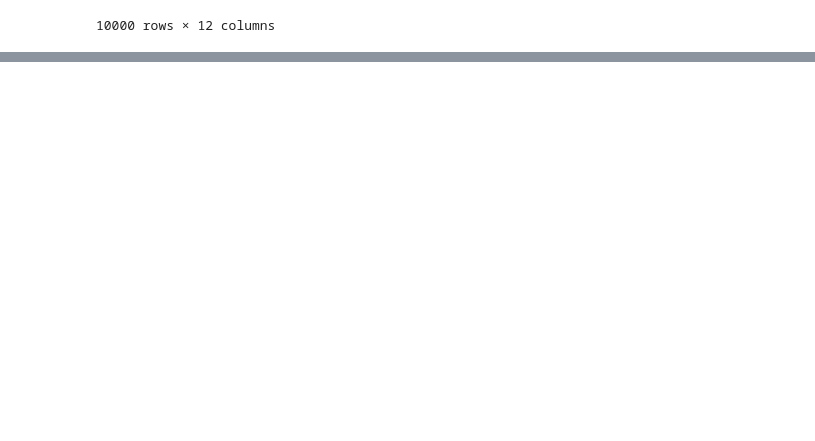
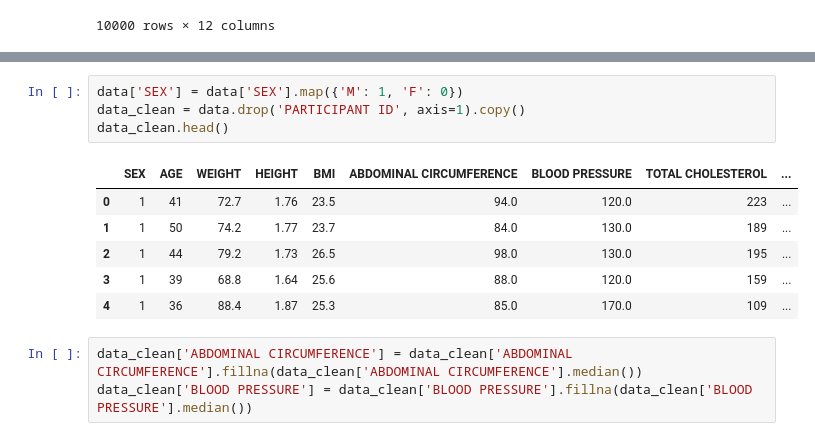
Before and after one commit to Cerion73/AgaKhan-diagnostic-system, a Jupyter notebook: backend/deeplearning/Risk.ipynb, the cells around one changed output, grey strips where cells are left out. Saved outputs shown, nothing was run; the diff lists cells and outputs as text; blank space fills up the shorter version.

```diff
--- a/backend/deeplearning/Risk.ipynb
+++ b/backend/deeplearning/Risk.ipynb
@@ -151,0 +209,14 @@ synthetic_data_gauss
+# %%
+data['SEX'] = data['SEX'].map({'M': 1, 'F': 0})
+data_clean = data.drop('PARTICIPANT ID', axis=1).copy()
+data_clean.head()
+# %% [output]
+|  | SEX | AGE | WEIGHT | HEIGHT | BMI | ABDOMINAL CIRCUMFERENCE | BLOOD PRESSURE | TOTAL CHOLESTEROL | ... |
+| 0 | 1 | 41 | 72.7 | 1.76 | 23.5 | 94.0 | 120.0 | 223 | ... |
+| 1 | 1 | 50 | 74.2 | 1.77 | 23.7 | 84.0 | 130.0 | 189 | ... |
+| 2 | 1 | 44 | 79.2 | 1.73 | 26.5 | 98.0 | 130.0 | 195 | ... |
+| 3 | 1 | 39 | 68.8 | 1.64 | 25.6 | 88.0 | 120.0 | 159 | ... |
+| 4 | 1 | 36 | 88.4 | 1.87 | 25.3 | 85.0 | 170.0 | 109 | ... |
+# %%
+data_clean['ABDOMINAL CIRCUMFERENCE'] = data_clean['ABDOMINAL CIRCUMFERENCE'].fillna(data_clean['ABDOMINAL CIRCUMFERENCE'].median())
+data_clean['BLOOD PRESSURE'] = data_clean['BLOOD PRESSURE'].fillna(data_clean['BLOOD PRESSURE'].median())
```
Also changed, not shown: parts of 13 cells of this notebook, 2 other files.
